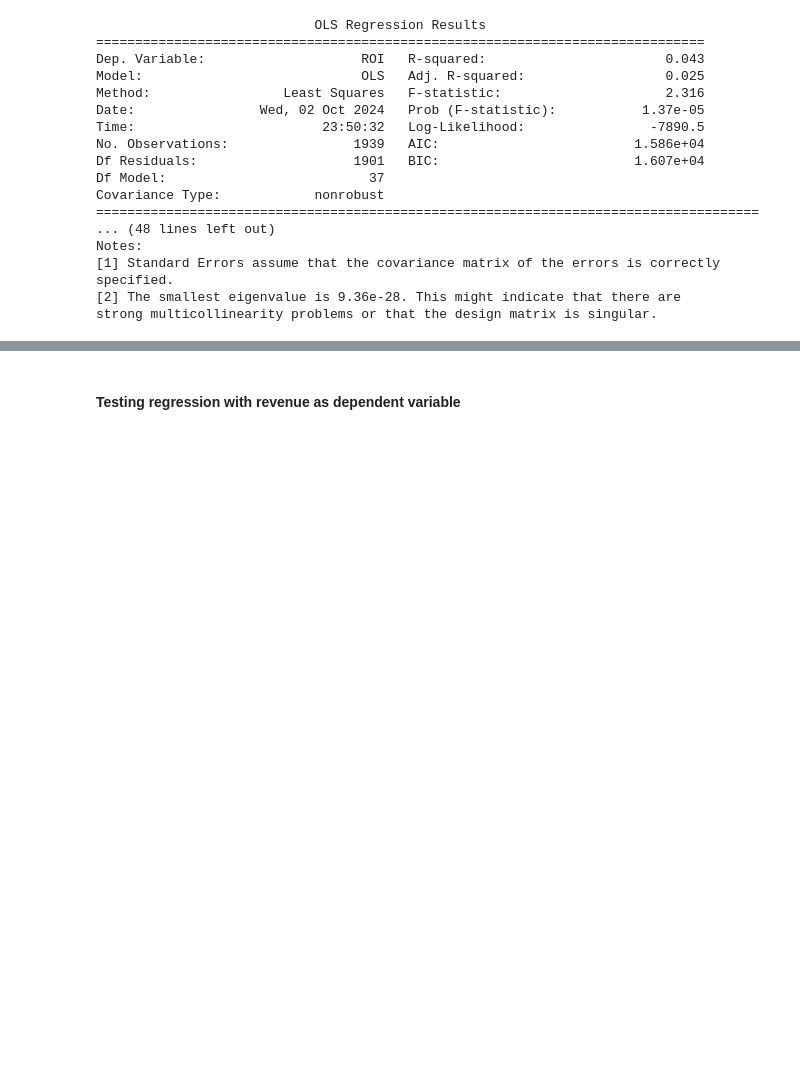
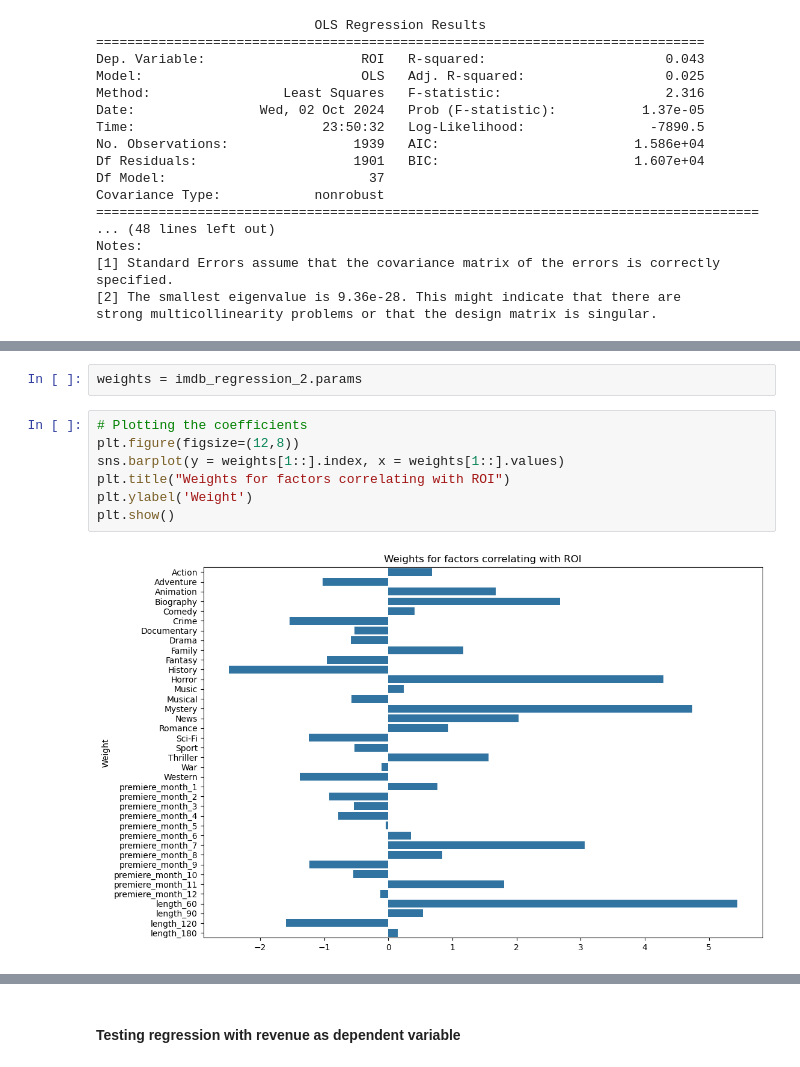
Before and after one commit to williambguo/ds-p2-project, a Jupyter notebook: code/eda.ipynb, the cells around one changed output, grey strips where cells are left out. Drawn from its saved outputs; the diff is of its cells as text; blank space fills up the shorter version.

```diff
--- a/code/eda.ipynb
+++ b/code/eda.ipynb
@@ -475,0 +444,11 @@ imdb[imdb['ROI'] <= 0]
+# %%
+weights = imdb_regression_2.params
+# %%
+# Plotting the coefficients
+plt.figure(figsize=(12,8))
+sns.barplot(y = weights[1::].index, x = weights[1::].values)
+plt.title("Weights for factors correlating with ROI")
+plt.ylabel('Weight')
+plt.show()
+# %% [output]
+[figure, added]
```
Also changed, not shown: parts of 29 cells of this notebook, 1 other file.
